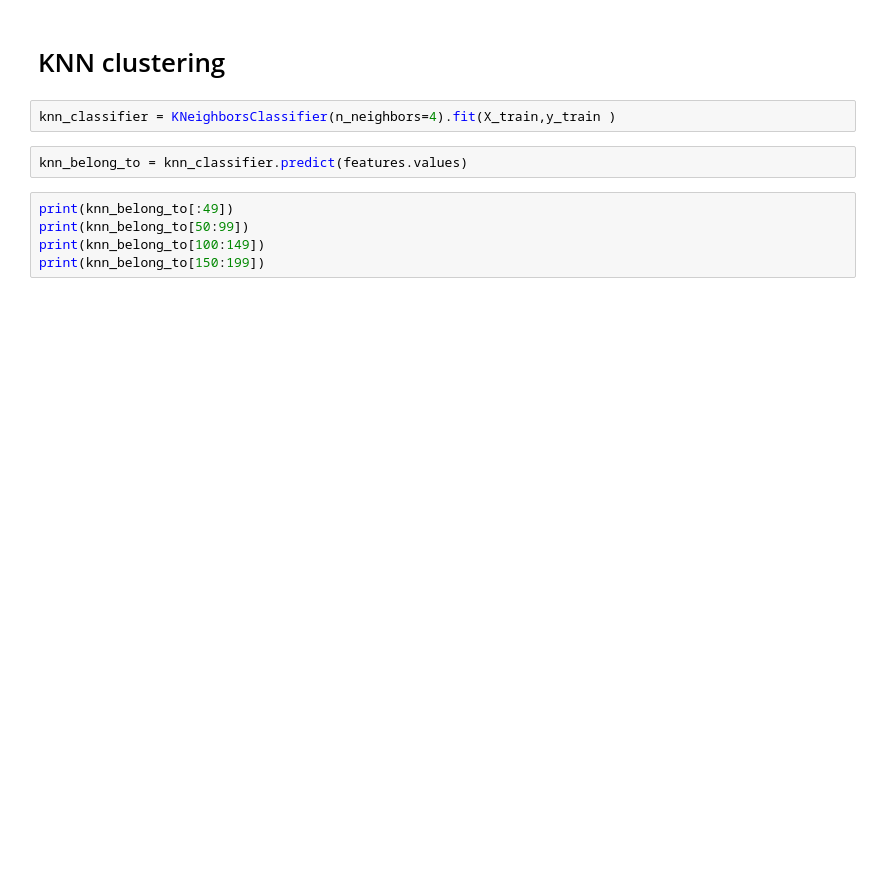
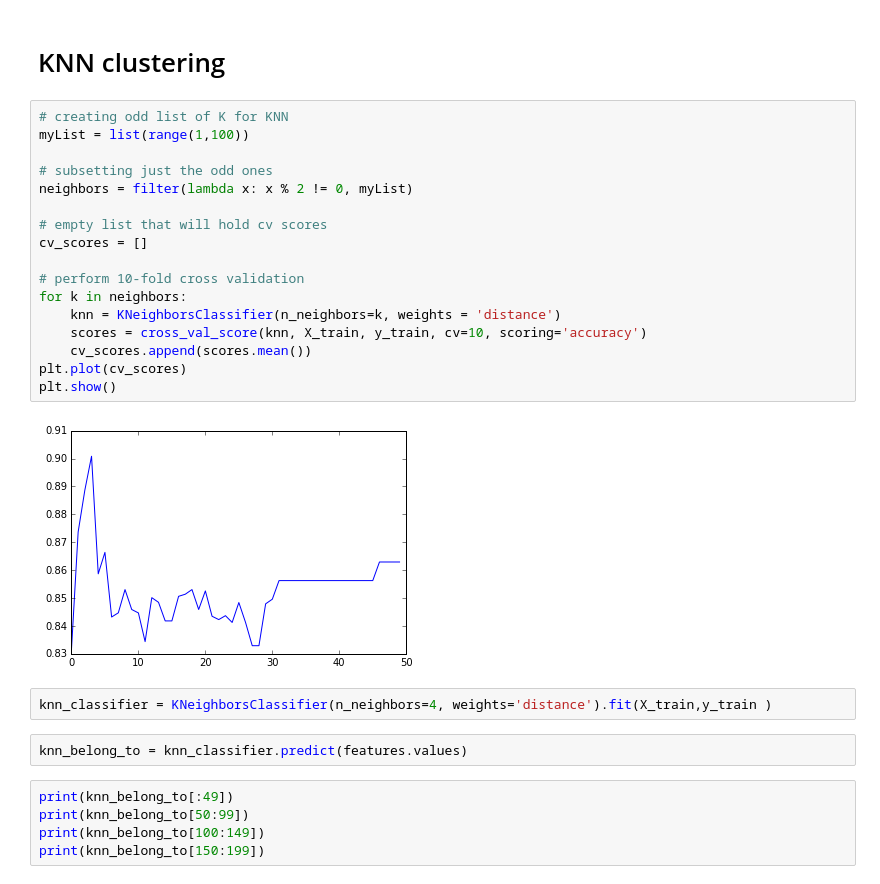
Before and after one commit to hzhucn/gesture_controlled_robot, a Jupyter notebook: python_ml/machine_learning.ipynb, the cells around one changed output. Cells and saved outputs as stored; diff of their text form; blank space fills up the shorter version.

```diff
--- a/python_ml/machine_learning.ipynb
+++ b/python_ml/machine_learning.ipynb
@@ -98,7 +111,26 @@ plt.show()
 # %% [markdown]
 # KNN clustering
+# %%
+# creating odd list of K for KNN
+myList = list(range(1,100))
+
+# subsetting just the odd ones
+neighbors = filter(lambda x: x % 2 != 0, myList)
+
+# empty list that will hold cv scores
+cv_scores = []
+
+# perform 10-fold cross validation
+for k in neighbors:
+    knn = KNeighborsClassifier(n_neighbors=k, weights = 'distance')
+    scores = cross_val_score(knn, X_train, y_train, cv=10, scoring='accuracy')
+    cv_scores.append(scores.mean())
+plt.plot(cv_scores)
+plt.show()
+# %% [output]
+[figure, added]
 # %%
-knn_classifier = KNeighborsClassifier(n_neighbors=4).fit(X_train,y_train )
+knn_classifier = KNeighborsClassifier(n_neighbors=4, weights='distance').fit(X_train,y_train )
 # %%
 knn_belong_to = knn_classifier.predict(features.values)
 # %%
```
Also changed, not shown: parts of 11 cells of this notebook, 3 other files.
